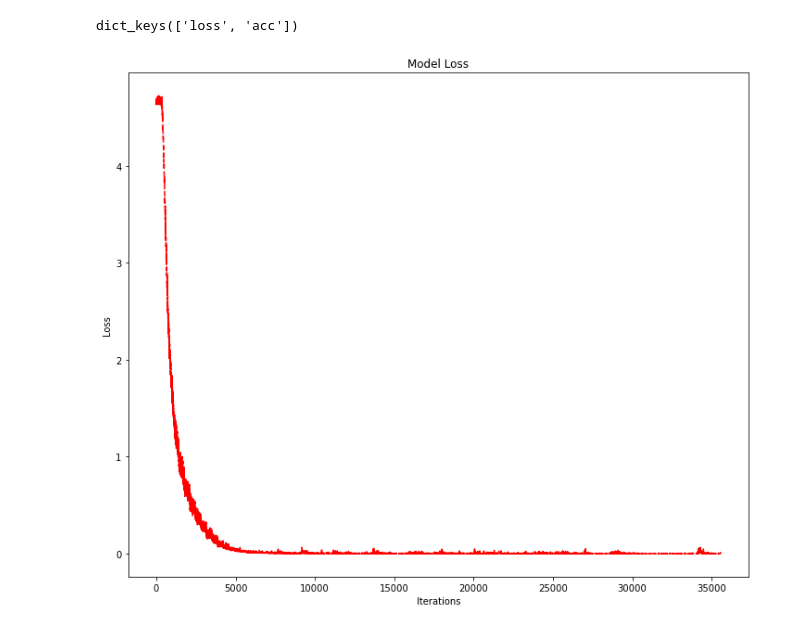
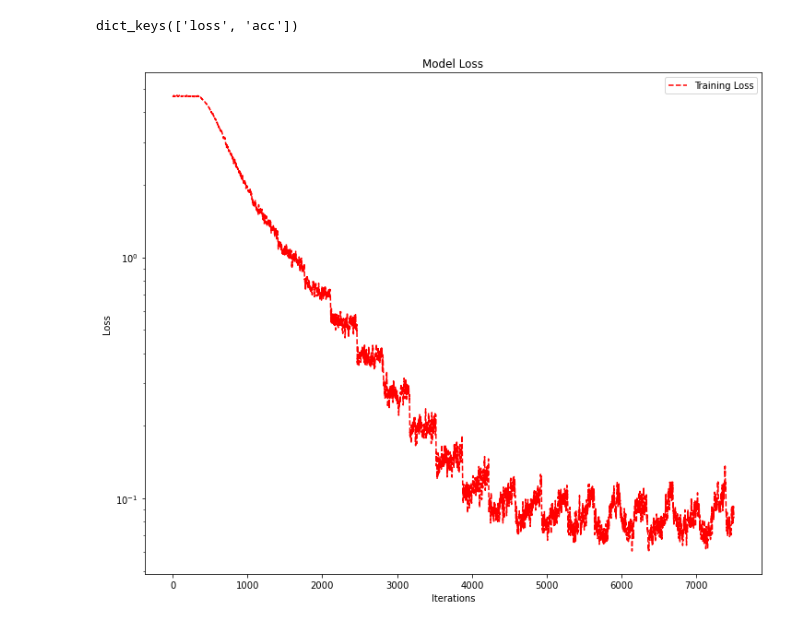
Before and after one commit to haroldrubio/ModelRefinement, a Jupyter notebook: Analysis.ipynb, the cells around one changed output. Drawn from its saved outputs; the diff is of its cells as text; code cells hidden in the pictures.

```diff
--- a/Analysis.ipynb
+++ b/Analysis.ipynb
@@ -36,16 +34,23 @@ data = load_history('results/resnet50_vanilla.json')
+# %%
+orig_data = load_history('results/resnet50_no_l2_100eps.json')
+data = load_history('results/resnet50_l2.json')
 # %%
 print(data.keys())
 # %% [output]
 dict_keys(['loss', 'acc'])
 # %%
-plot_data = smooth_data(data['loss']['train_iter'], kernel=3)
+plot_data = smooth_data(data['loss']['train_iter'], kernel=7)[0:7500]
+test_data = smooth_data(data['loss']['test_iter'], kernel=7)[0:7500]
 num_points = len(plot_data)
 plt.figure(figsize=(12, 10))
 plt.title('Model Loss')
 plt.xlabel('Iterations')
 plt.ylabel('Loss')
-plt.plot(range(num_points), plot_data, 'r--')
+plt.yscale('log')
+plt.plot(range(num_points), plot_data, 'r--', label='Training Loss')
+#plt.plot(range(num_points), plot_data, 'b--', label='Test Loss')
+plt.legend()
 plt.show()
 # %% [output]
-[figure, old version]
+[figure, new version]
 # %%
```
Also changed, not shown: parts of 6 cells of this notebook, 7 other files.
